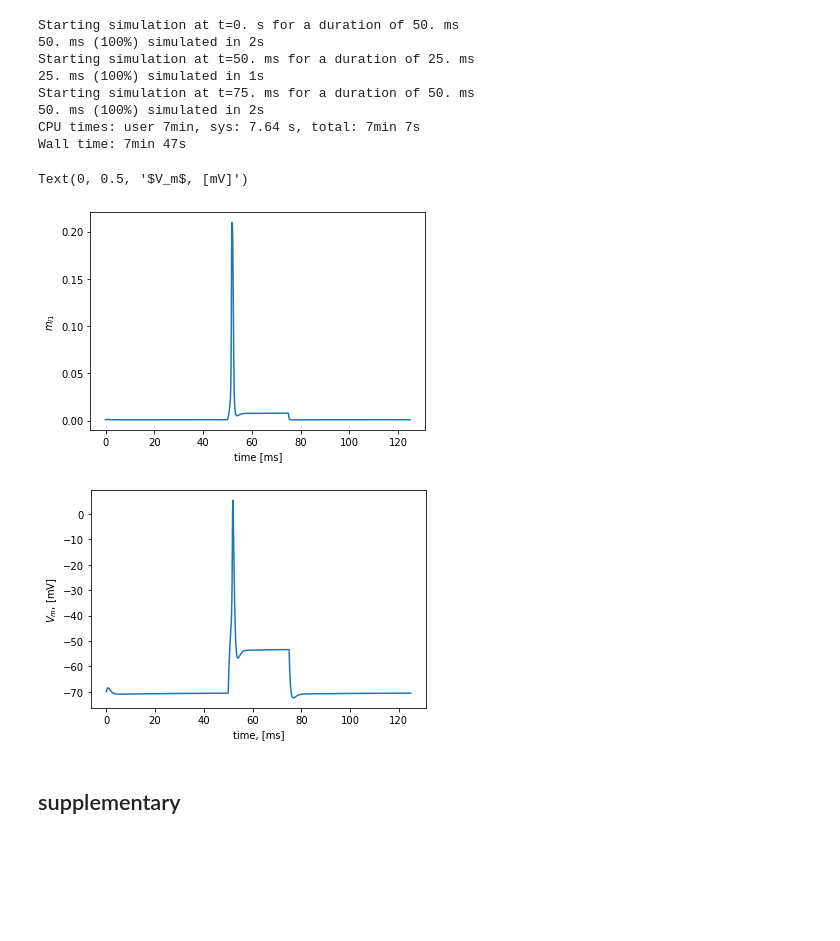
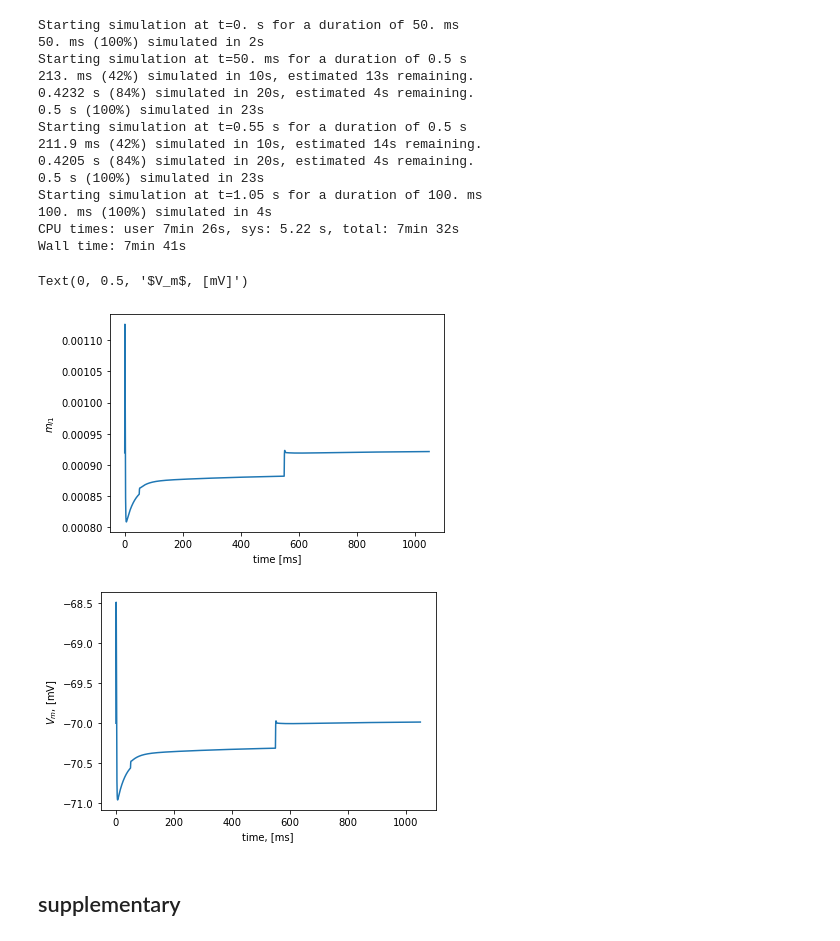
Before and after one commit to shcecter/nocimod, a Jupyter notebook: kovalksy_reprod.ipynb, the cells around one changed output. Cells and saved outputs as stored; diff of their text form; code cells hidden in the pictures; blank space fills up the shorter version.

```diff
--- a/kovalksy_reprod.ipynb
+++ b/kovalksy_reprod.ipynb
@@ -84,7 +84,7 @@ main_eq = Equations(main_eq) + Na_f_eq + Na_l1_eq + K_eq + Na_l2_eq
 
 # neuron main object
 neuron = SpatialNeuron(morphology=cylinder,
-                    model=main_eq, Cm=Cm, Ri=35.4*ohm*cm,
+                    model=main_eq, Cm=Cm, Ri=100*ohm*cm,
                     method="exponential_euler")
 
 # monitors
@@ -93,32 +93,42 @@ mon = StateMonitor(neuron, ['v', "m_l1_inf", "h_l1"], record=True)
 neuron.v = -70*mV
 
 run(50*ms, report="text")
-neuron.I = 3.5 * nA
-run(25*ms, report="text")
+neuron.I = 0.012 * nA
+run(500*ms, report="text")
+neuron.I = 0.063*nA
+run(500*ms, report="text")
 neuron.I = 0*nA
-run(50*ms, report="text")
+run(100*ms, report="text")
 # %% [output]
 Starting simulation at t=0. s for a duration of 50. ms
 50. ms (100%) simulated in 2s
-Starting simulation at t=50. ms for a duration of 25. ms
-25. ms (100%) simulated in 1s
-Starting simulation at t=75. ms for a duration of 50. ms
-50. ms (100%) simulated in 2s
-CPU times: user 7min, sys: 7.64 s, total: 7min 7s
-Wall time: 7min 47s
+Starting simulation at t=50. ms for a duration of 0.5 s
+213. ms (42%) simulated in 10s, estimated 13s remaining.
+0.4232 s (84%) simulated in 20s, estimated 4s remaining.
+0.5 s (100%) simulated in 23s
+Starting simulation at t=0.55 s for a duration of 0.5 s
+211.9 ms (42%) simulated in 10s, estimated 14s remaining.
+0.4205 s (84%) simulated in 20s, estimated 4s remaining.
+0.5 s (100%) simulated in 23s
+Starting simulation at t=1.05 s for a duration of 100. ms
+100. ms (100%) simulated in 4s
+CPU times: user 7min 26s, sys: 5.22 s, total: 7min 32s
+Wall time: 7min 41s
 # %%
+title("$m_{l1\infinity}$")
 plot(mon.t/ms, mon.m_l1_inf[0])
 xlabel("time [ms]")
 ylabel("$m_{l1}$")
 
 figure()
+title("$V_m$")
 plot(mon.t/ms, mon.v[0]/mV)
 xlabel("time, [ms]")
 ylabel("$V_m$, [mV]")
 # %% [output]
 Text(0, 0.5, '$V_m$, [mV]')
-[figure, old version]
+[figure, new version]
-[figure, old version]
+[figure, new version]
 # %% [markdown]
 ## supplementary
 # %%
```
